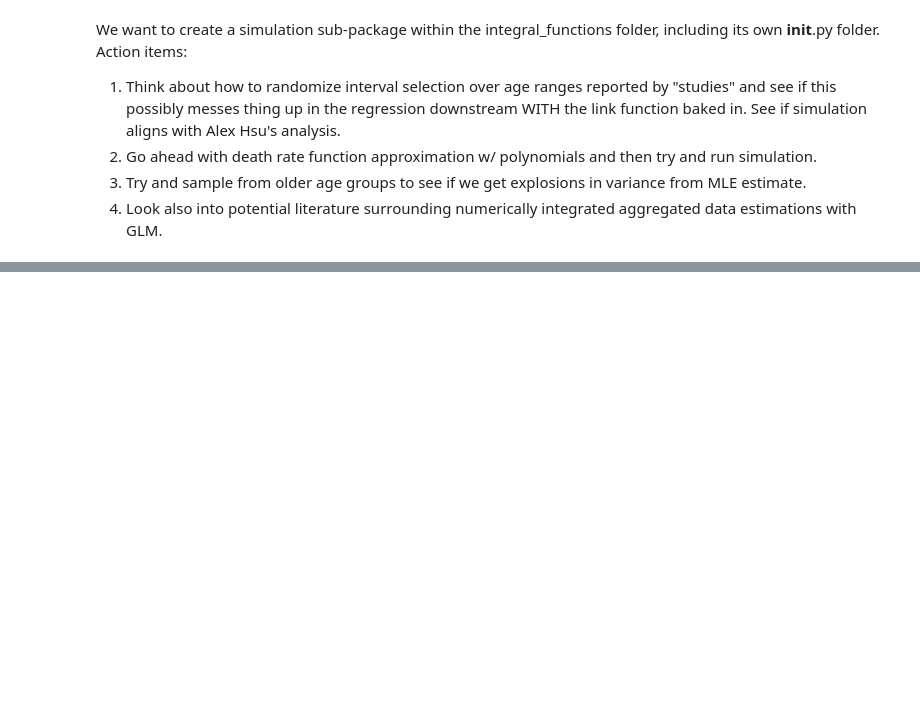
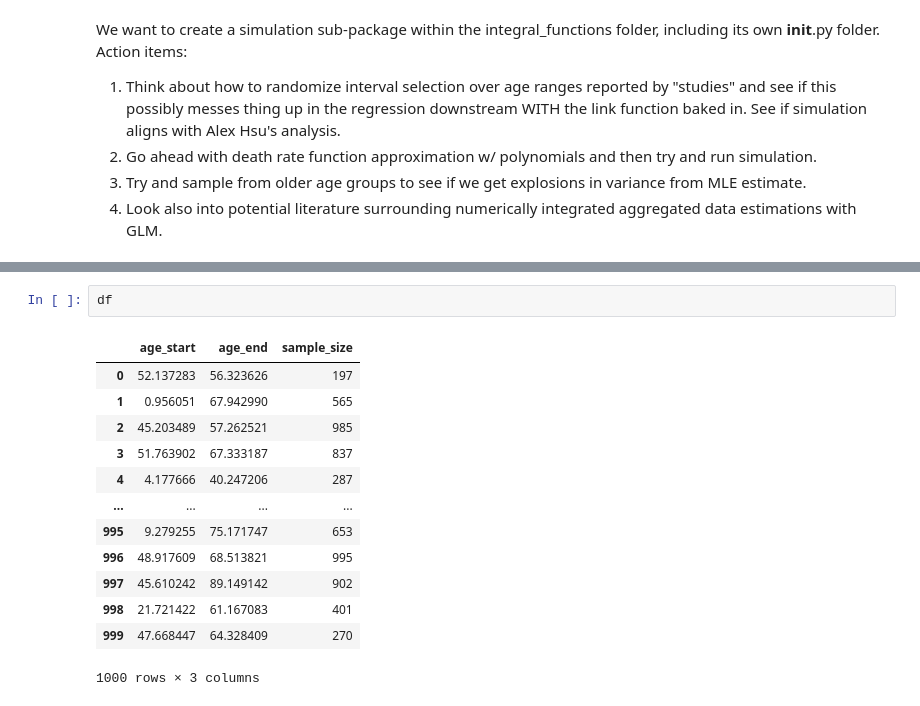
Before and after one commit to ihmeuw-msca/integral-functions, a Jupyter notebook: notebooks/simulation.ipynb, the cells around one changed output, grey strips where cells are left out. Cells and saved outputs as stored; diff of their text form; blank space fills up the shorter version.

```diff
--- a/notebooks/simulation.ipynb
+++ b/notebooks/simulation.ipynb
@@ -88,0 +196,16 @@ plt.show()
+# %%
+df
+# %% [output]
+|  | age_start | age_end | sample_size |
+| 0 | 52.137283 | 56.323626 | 197 |
+| 1 | 0.956051 | 67.942990 | 565 |
+| 2 | 45.203489 | 57.262521 | 985 |
+| 3 | 51.763902 | 67.333187 | 837 |
+| 4 | 4.177666 | 40.247206 | 287 |
+| ... | ... | ... | ... |
+| 995 | 9.279255 | 75.171747 | 653 |
+| 996 | 48.917609 | 68.513821 | 995 |
+| 997 | 45.610242 | 89.149142 | 902 |
+| 998 | 21.721422 | 61.167083 | 401 |
+| 999 | 47.668447 | 64.328409 | 270 |
+1000 rows × 3 columns
```
Also changed, not shown: parts of 8 cells of this notebook.
